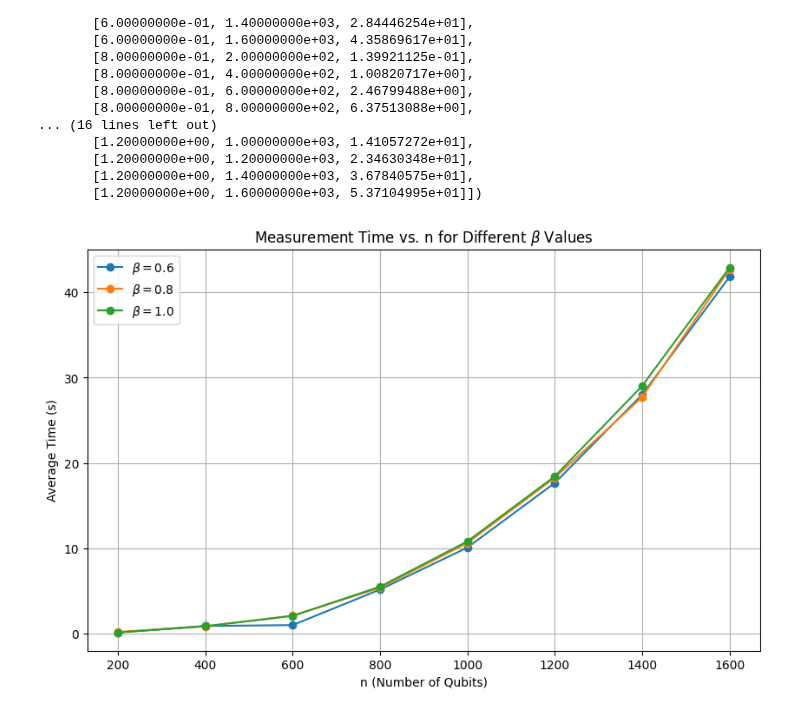
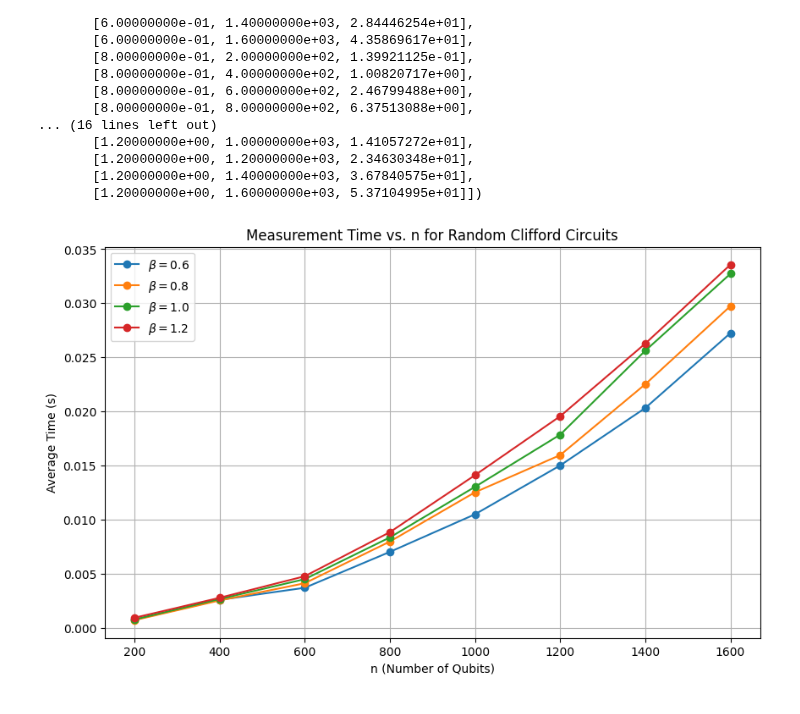
Before and after one commit to BilQCT/CNCSim, a Jupyter notebook: efficiency_testing.ipynb, the cells around one changed output. Drawn from its saved outputs; the diff is of its cells as text; code cells hidden in the pictures.

```diff
--- a/efficiency_testing.ipynb
+++ b/efficiency_testing.ipynb
@@ -167,33 +167,33 @@ array([[6.00000000e-01, 2.00000000e+02, 1.48432875e-01],
 # %%
 import numpy as np
 import matplotlib.pyplot as plt
 
 # Your numpy array
-data = np.load("measurement_times.npy")
+data = np.load("./data/measurement_times_m_50.npy")
 
 # Extract unique beta values
 betas = np.unique(data[:, 0])
 
 # Create the plot
 plt.figure(figsize=(10, 6))
 
 for beta in betas:
     subset = data[data[:, 0] == beta]  # Filter rows with the current beta
     n = subset[:, 1]
-    avg_time = subset[:, 2]
-    plt.plot(n, avg_time, marker='o', label=f"$\\beta={beta}$")  # LaTeX syntax for beta
+    avg_time = subset[:, 2]/n
+    plt.plot(n, avg_time, marker='o', label=f"$\\beta={round(beta,1)}$")  # LaTeX syntax for beta
 
 # Label the axes and add a legend
 plt.xlabel("n (Number of Qubits)")
 plt.ylabel("Average Time (s)")
-plt.title("Measurement Time vs. n for Different $\\beta$ Values")  # Use beta in title
+plt.title("Measurement Time vs. n for Random Clifford Circuits")  # Use beta in title
 plt.legend()
 plt.grid(True)
 
 # Save the plot to a file
-plt.savefig("measurement_time_plot.png", format="png", dpi=300)
+plt.savefig("./figures/measurement_time_plot_random_clifford.png", format="png", dpi=300)
 
 # Show the plot (optional)
 plt.show()
 # %% [output]
-[figure, old version]
+[figure, new version]
```
Also changed, not shown: parts of 3 cells of this notebook, 14 other files.
